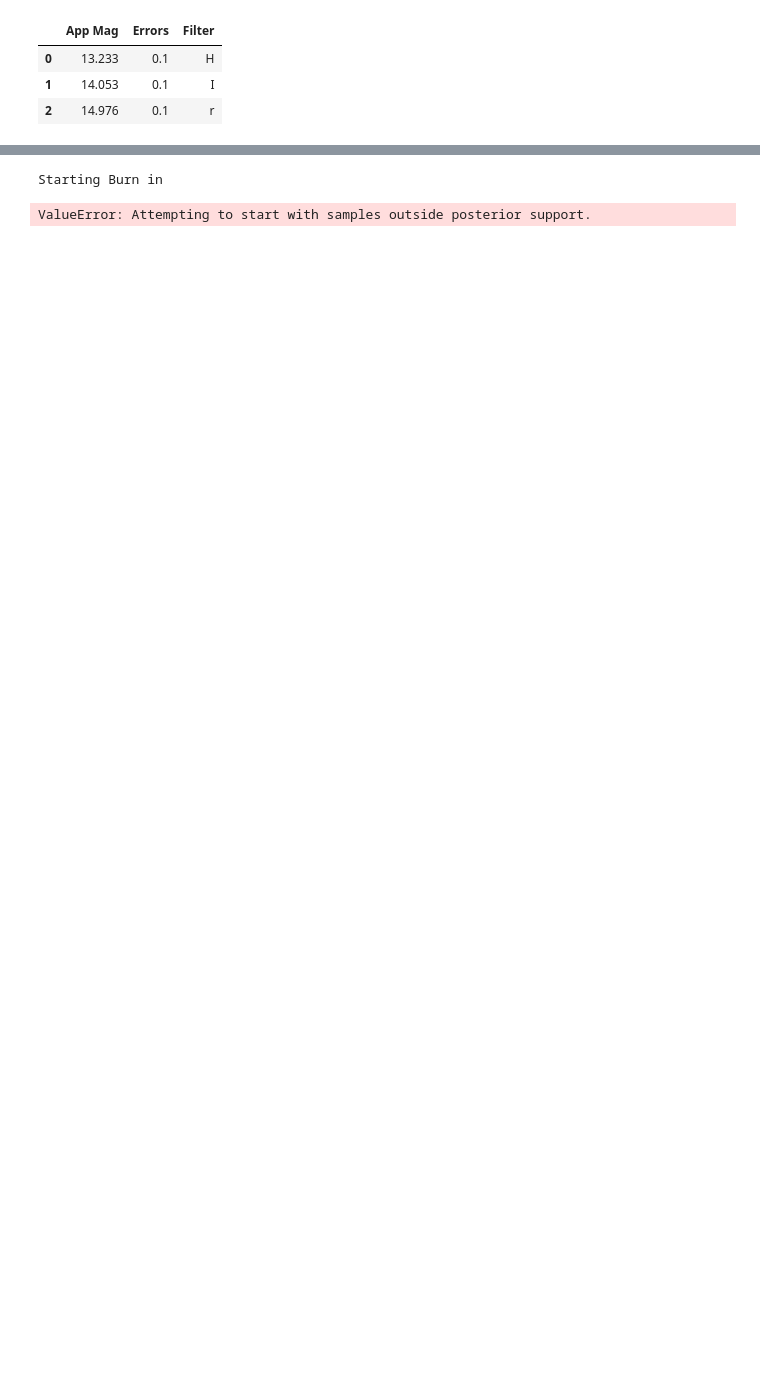
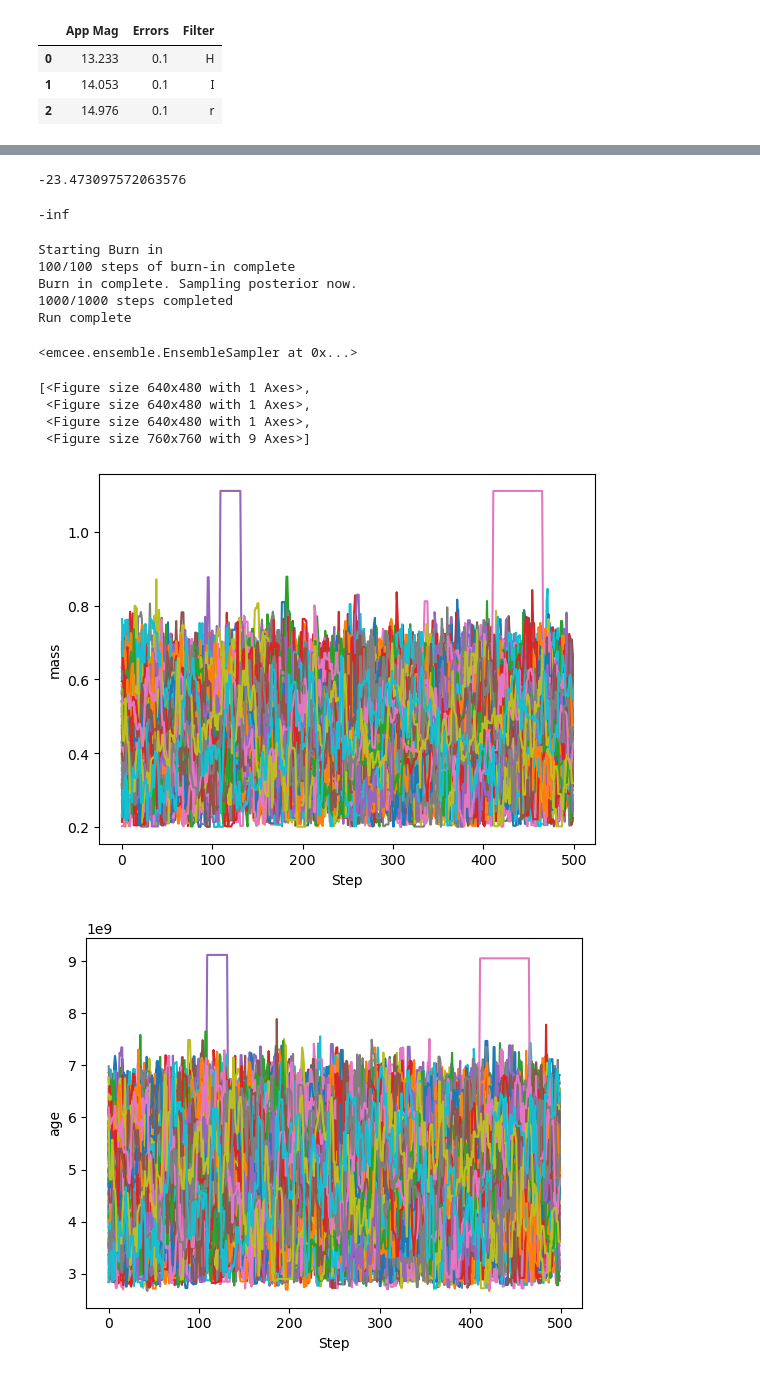
Before and after one commit to ziyyadali/COOLution, a Jupyter notebook: sampler_test.ipynb, the cells around one changed output, grey strips where cells are left out. Saved outputs shown, nothing was run; the diff lists cells and outputs as text; code cells hidden in the pictures; blank space fills up the shorter version.

```diff
--- a/sampler_test.ipynb
+++ b/sampler_test.ipynb
@@ -48,5 +109,26 @@ array([[[2.17950823e-01, 4.12037174e+09, 1.00134814e+02],
+# %%
+s.sys_priors[1].compute_lnprob(5.48379666e+09)
+# %% [output]
+-23.473097572063576
+# %%
+s.sys_priors[2].compute_lnprob(1.00168534e+02)
+# %% [output]
+-inf
 # %%
-sampler.run_sampler(1000, 100, 1, "test2.hdf5")
+sampler.run_sampler(1000, 100, 2, "test2.hdf5")
 # %% [output]
 Starting Burn in
+100/100 steps of burn-in complete
+Burn in complete. Sampling posterior now.
+1000/1000 steps completed
+Run complete
-ValueError: Attempting to start with samples outside posterior support.
+<emcee.ensemble.EnsembleSampler at 0x...>
+# %%
+sampler.examine_chains()
+# %% [output]
+[<Figure size 640x480 with 1 Axes>,
+ <Figure size 640x480 with 1 Axes>,
+ <Figure size 640x480 with 1 Axes>,
+ <Figure size 760x760 with 9 Axes>]
+[figure, added]
+[figure, added]
```
Also changed, not shown: parts of 11 cells of this notebook, 4 other files.
